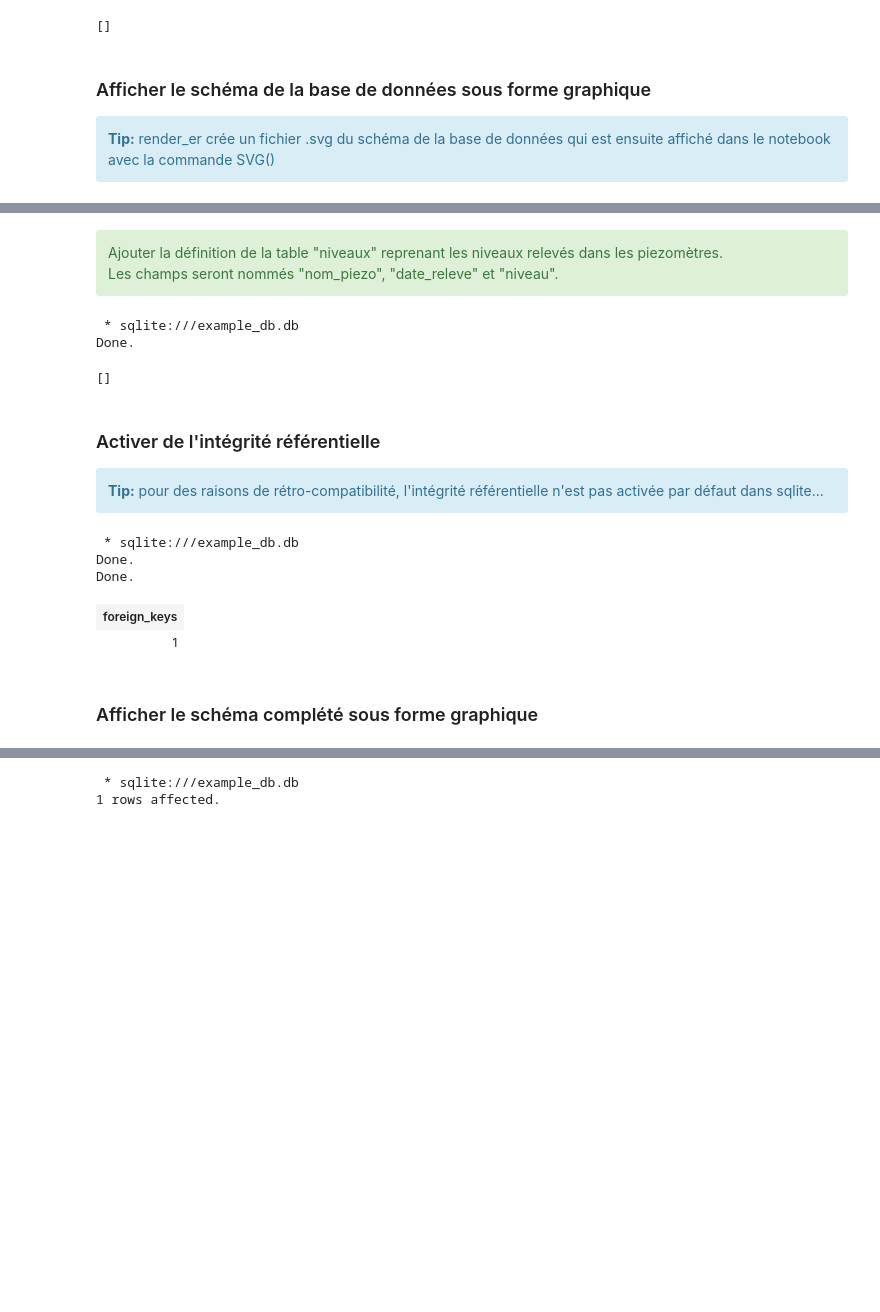
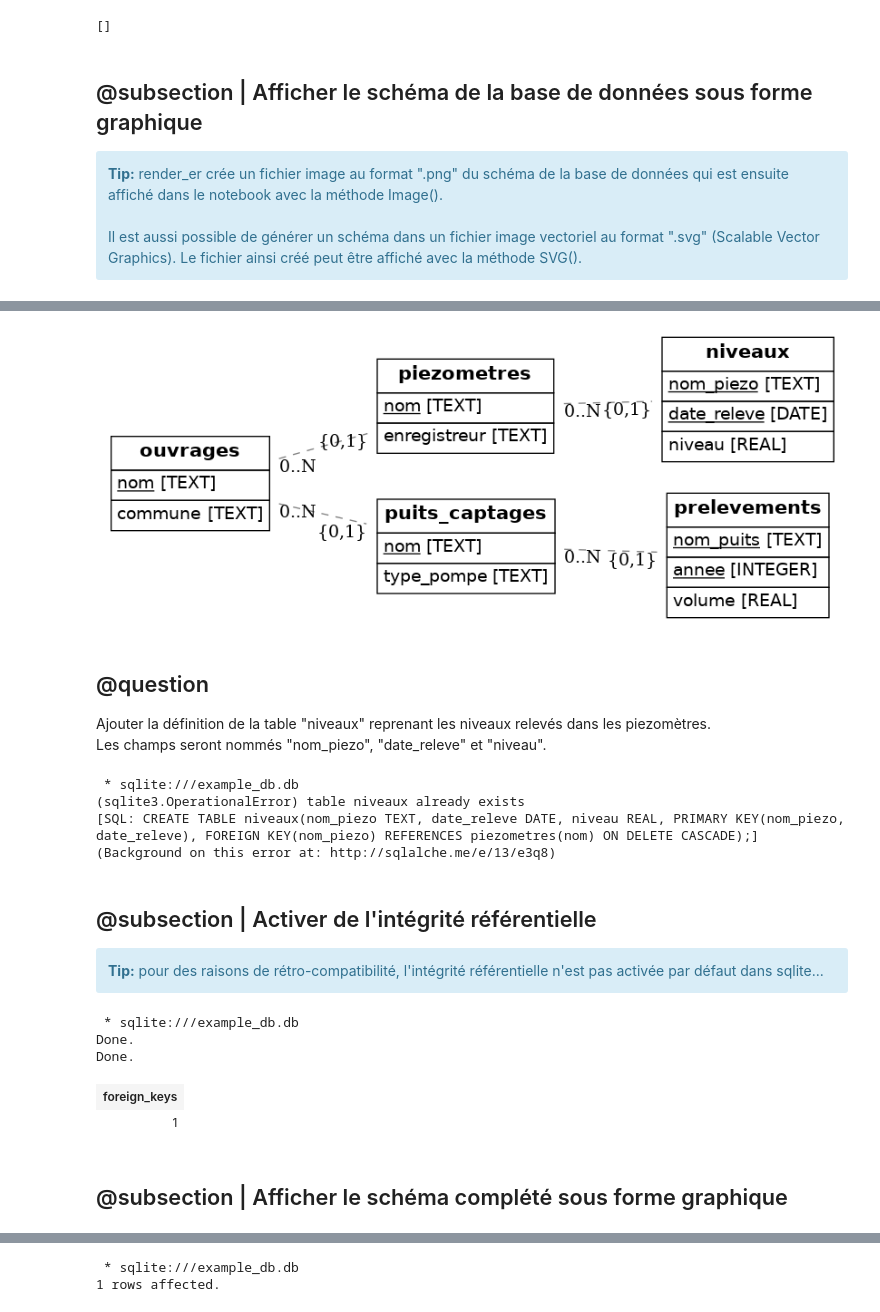
Before and after one commit to kaufmanno/SIG, a Jupyter notebook: SIG/Exercices/Exercice_1/Exercice_1_Solution.ipynb, the cells around one changed output, grey strips where cells are left out. Cells and saved outputs as stored; diff of their text form; code cells hidden in the pictures; blank space fills up the shorter version.

```diff
--- a/SIG/Exercices/Exercice_1/Exercice_1_Solution.ipynb
+++ b/SIG/Exercices/Exercice_1/Exercice_1_Solution.ipynb
@@ -104,12 +104,13 @@ CREATE TABLE prelevements(
 Done.
 []
 # %% [markdown]
-### Afficher le schéma de la base de données sous forme graphique
+## @subsection | Afficher le schéma de la base de données sous forme graphique
 <div class="alert alert-block alert-info">
-    <b>Tip:</b> render_er crée un fichier .svg du schéma de la base de données qui est ensuite affiché dans le notebook avec la commande SVG()
+    <b>Tip:</b> render_er crée un fichier image au format ".png" du schéma de la base de données qui est ensuite affiché dans le notebook avec la méthode Image().
+    <br> <br>
+    Il est aussi possible de générer un schéma dans un fichier image vectoriel au format ".svg" (Scalable Vector Graphics). Le fichier ainsi créé peut être affiché avec la méthode SVG().
 </div>
 # %%
-# @solution @keep_output
-render_er('sqlite:///example_db.db', 'example_db_schema.svg')
-SVG('example_db_schema.svg')
+render_er('sqlite:///example_db.db', 'example_db_schema.png')
+Image(filename='example_db_schema.png')
 # %% [output]
@@ -117,24 +117,18 @@ SVG('example_db_schema.svg')
+[figure, added]
 # %% [markdown]
-<div class="alert alert-block alert-success">
-    Ajouter la définition de la table "niveaux" reprenant les niveaux relevés dans les piezomètres.<br>
-    Les champs seront nommés "nom_piezo", "date_releve" et "niveau".
-</div>
+## @question
+Ajouter la définition de la table "niveaux" reprenant les niveaux relevés dans les piezomètres.<br>
+Les champs seront nommés "nom_piezo", "date_releve" et "niveau".
 # %%
 # @solution @keep_output
-%%sql
-CREATE TABLE niveaux(
-    nom_piezo TEXT,
-    date_releve DATE,
-    niveau REAL,
-    PRIMARY KEY(nom_piezo, date_releve),
-    FOREIGN KEY(nom_piezo) REFERENCES piezometres(nom) ON DELETE CASCADE
-);
+%sql CREATE TABLE niveaux(nom_piezo TEXT, date_releve DATE, niveau REAL, PRIMARY KEY(nom_piezo, date_releve), FOREIGN KEY(nom_piezo) REFERENCES piezometres(nom) ON DELETE CASCADE);
 # %% [output]
  * sqlite:///example_db.db
-Done.
+(sqlite3.OperationalError) table niveaux already exists
+[SQL: CREATE TABLE niveaux(nom_piezo TEXT, date_releve DATE, niveau REAL, PRIMARY KEY(nom_piezo, date_releve), FOREIGN KEY(nom_piezo) REFERENCES piezometres(nom) ON DELETE CASCADE);]
+(Background on this error at: http://sqlalche.me/e/13/e3q8)
-[]
 # %% [markdown]
-### Activer de l'intégrité référentielle
+## @subsection |  Activer de l'intégrité référentielle
 <div class="alert alert-block alert-info">
     <b>Tip:</b> pour des raisons de rétro-compatibilité, l'intégrité référentielle n'est pas activée par défaut dans sqlite...
 </div>
@@ -149,6 +143,6 @@ Done.
 | foreign_keys |
 | 1 |
 # %% [markdown]
-### Afficher le schéma complété sous forme graphique
+## @subsection | Afficher le schéma complété sous forme graphique
 # %% [markdown]
 <div class="alert alert-block alert-success">
```
Also changed, not shown: parts of 30 cells of this notebook, 1 other file.
